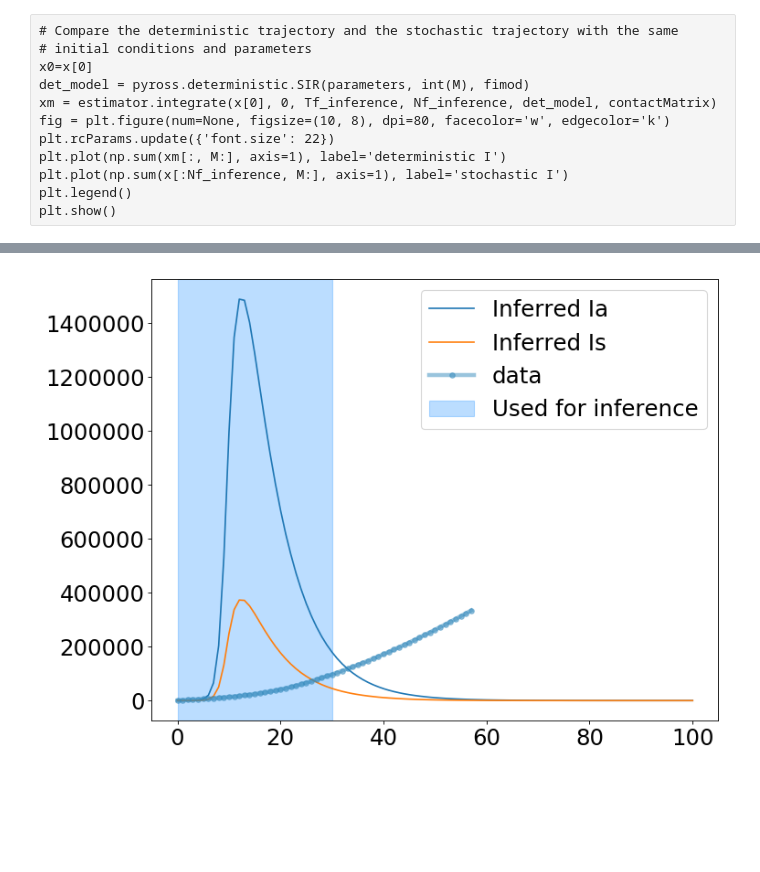
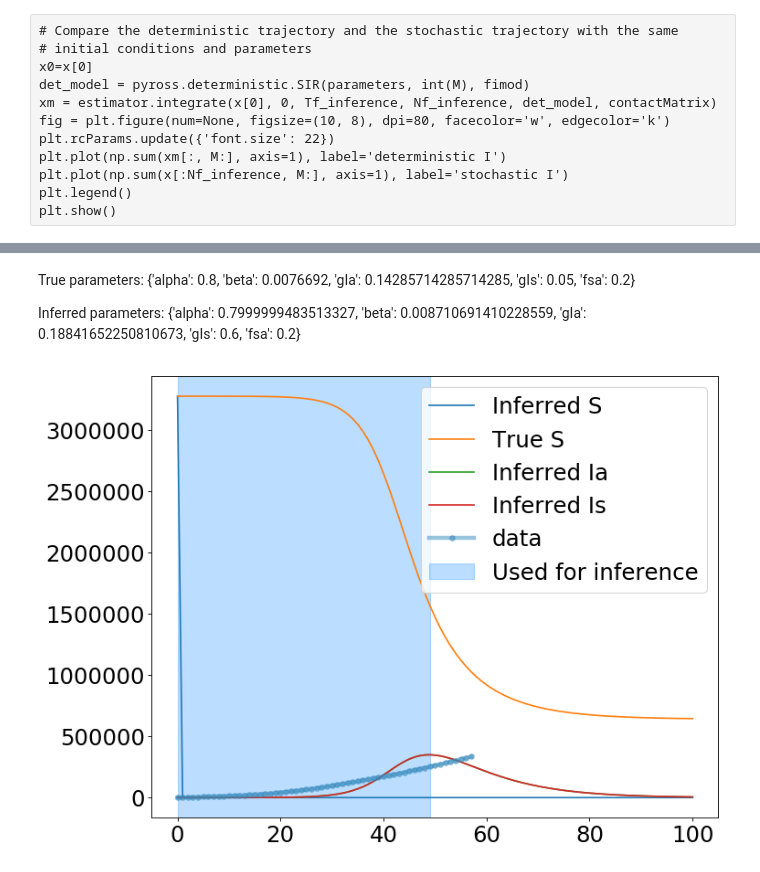
Before and after one commit to ineskris/pyross, a Jupyter notebook: examples/inference/SIRinference_Denmark.ipynb, the cells around one changed output, grey strips where cells are left out. Cells and saved outputs as stored; diff of their text form; code cells hidden in the pictures; blank space fills up the shorter version.

```diff
--- a/examples/inference/SIRinference_Denmark.ipynb
+++ b/examples/inference/SIRinference_Denmark.ipynb
@@ -275,7 +275,7 @@ plt.savefig('denmarkSIR.png')
 We take the first real points and use them to infer the parameters of the model.
 # %%
 # load the oberved data
-Tf_inference = 30
+Tf_inference = 49
 Nf_inference = Tf_inference+1
 # %%
 x = np.load('SIR_sto_traj.npy').astype('float')
@@ -284,7 +284,7 @@ x.shape
 (101, 6)
 # %%
 ## Is non cumulative - 52 days from the data - overwrite
-dayobs = 30
+dayobs = 50
 x[:dayobs,2*M:3*M] = Ismod[:dayobs ,]
 # %%
 x.shape
@@ -328,7 +328,7 @@ plt.show()
 # %%
 # Define the prior (Gamma prior around guess of parameter with defined std. deviation)
 alpha_g = 0.3
-beta_g = 0.04
+beta_g = 0.000000001
 gIa_g = 1/5
 gIs_g = 1/10
 
@@ -342,5 +342,5 @@ print(logp)
 # %%
-eps = 1e-4
+eps = 1e-9
 # the names of the parameters to be inferred
 keys = ['alpha', 'beta', 'gIa', 'gIs']
 
@@ -417,29 +414,35 @@ Inferred parameters:
+# %% [markdown]
+True parameters:
+{'alpha': 0.8, 'beta': 0.0076692, 'gIa': 0.14285714285714285, 'gIs': 0.05, 'fsa': 0.2}
+
+Inferred parameters:
+{'alpha': 0.7999999483513327, 'beta': 0.008710691410228559, 'gIa': 0.18841652250810673, 'gIs': 0.6, 'fsa': 0.2}
 # %%
 x = np.load('SIR_sto_traj.npy').astype('float')
 Nf = x.shape[0]
 Tf = Nf-1
 
 det_model = pyross.deterministic.SIR(new_parameters, int(M), fi)
 x_det = estimator.integrate(x[0], 0, Tf, Nf, det_model, contactMatrix)
 fig = plt.figure(num=None, figsize=(10, 8), dpi=80, facecolor='w', edgecolor='k')
 plt.rcParams.update({'font.size': 22})
-# plt.plot(np.sum(x_det[:, :M], axis=1), label='Inferred S')
-# plt.plot(np.sum(x[:, :M], axis=1), label='True S')
+plt.plot(np.sum(x_det[:, :M], axis=1), label='Inferred S')
+plt.plot(np.sum(x[:, :M], axis=1), label='True S')
 plt.plot(np.sum(x[:, M:2*M], axis=1), label='Inferred Ia')
 # plt.plot(np.sum(x[:, M:2*M], axis=1), label='True Ia')
 plt.plot(np.sum(x[:, 2*M:3*M], axis=1), label='Inferred Is')
 # plt.plot(np.sum(x[:, 2*M:3*M], axis=1), label='True Is')
 # plt.xlim([0, Tf])
 plt.axvspan(0, Tf_inference,
            label='Used for inference',
            alpha=0.3, color='dodgerblue')
 
 plt.plot(np.cumsum(np.array(case)), 'o-', lw=4, color='#348ABD', ms=5, label='data', alpha=0.5)
 plt.legend()
 plt.show()
 # plt.savefig('denmarkSIRinfer.png')
 # %% [output]
-[figure, old version]
+[figure, new version]
 # %%
 print("True parameters:")
 print(true_parameters)
```
Also changed, not shown: parts of 12 cells of this notebook, 2 other files.
